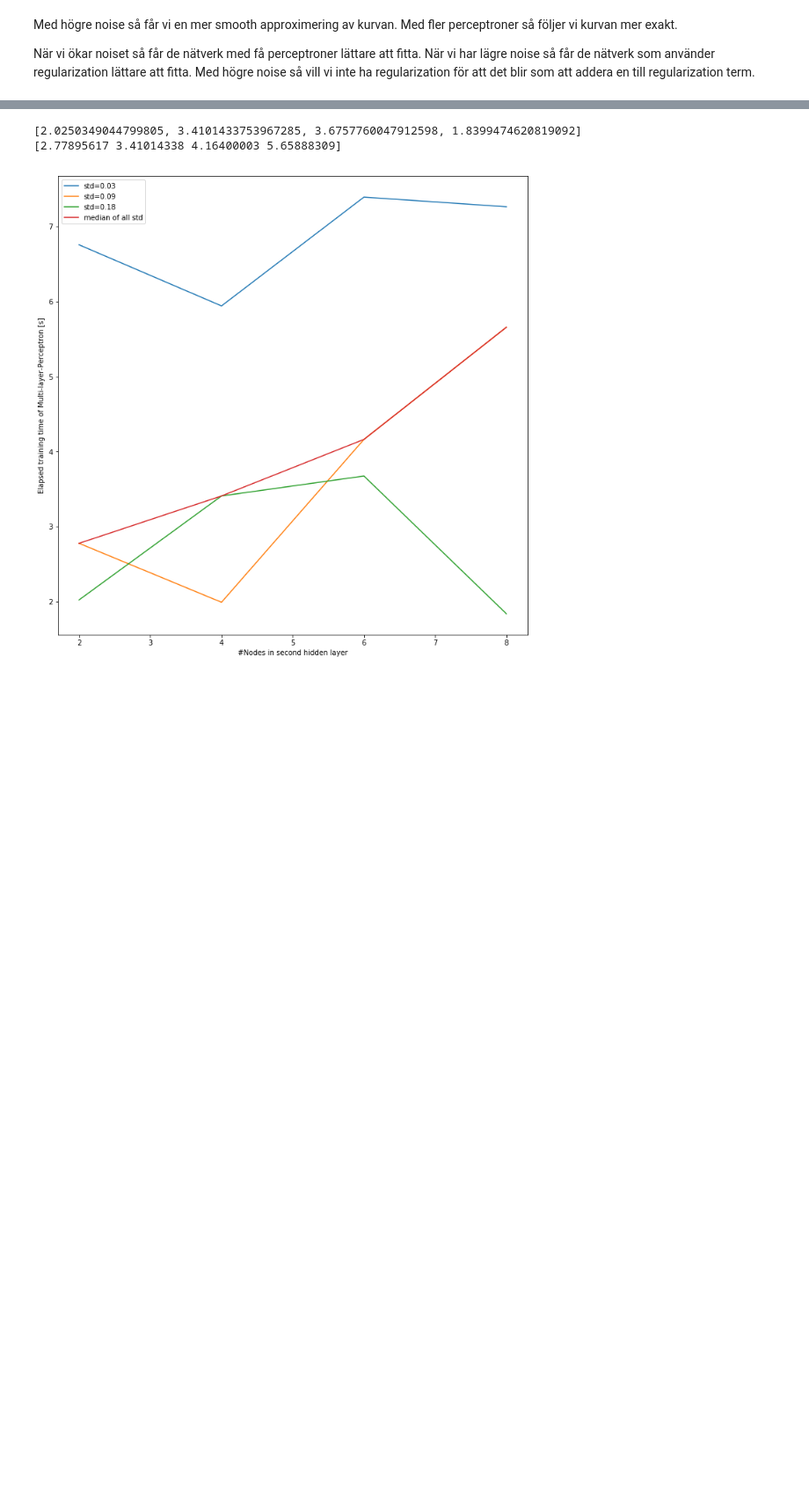
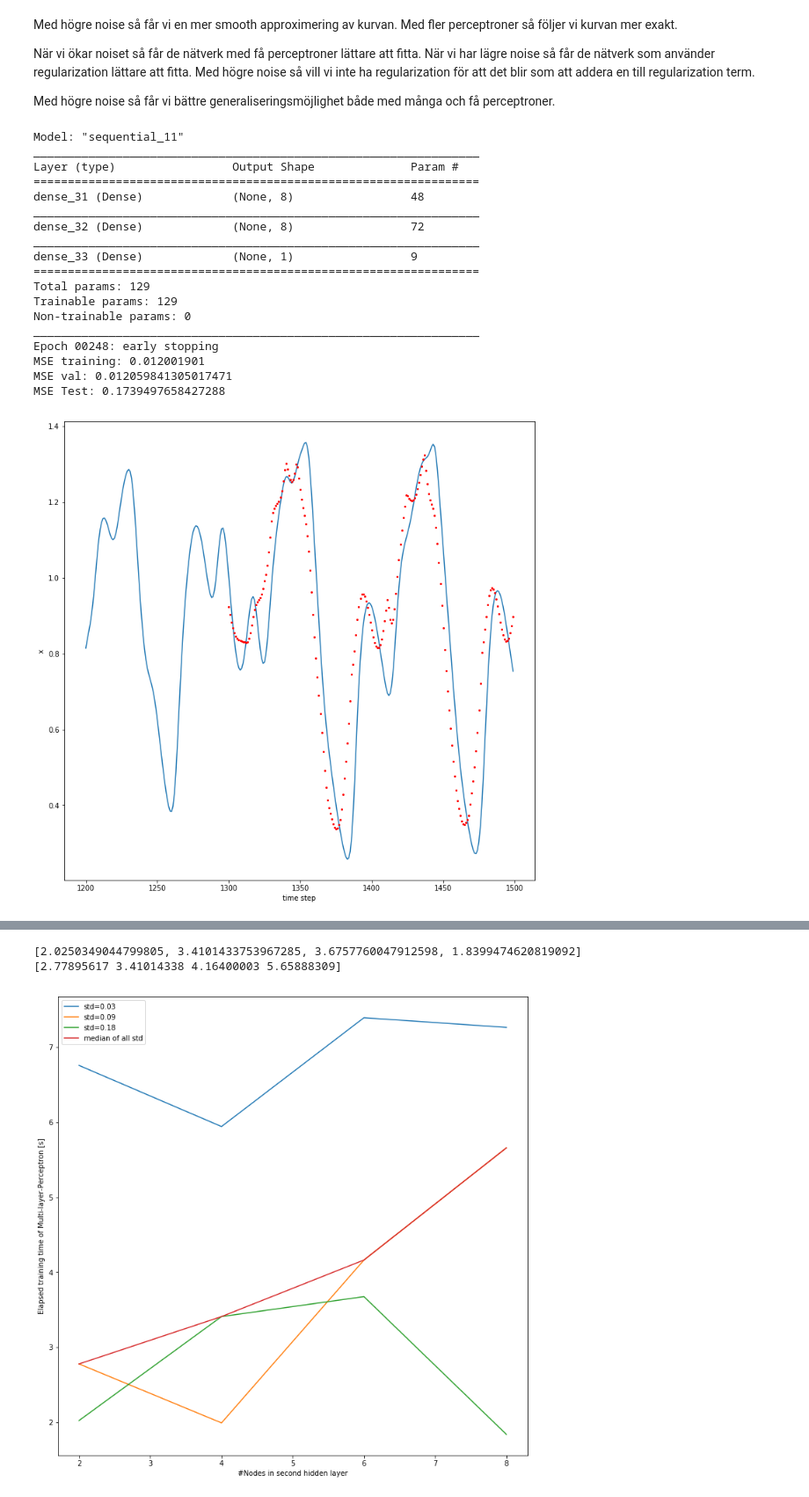
Before and after one commit to smallgreycreatures/DD2437, a Jupyter notebook: lab1/ANNDA_LAB1_4.3.2.ipynb, the cells around one changed output, grey strips where cells are left out. Shown at 88% size. Drawn from its saved outputs; the diff is of its cells as text; code cells hidden in the pictures; blank space fills up the shorter version.

```diff
--- a/lab1/ANNDA_LAB1_4.3.2.ipynb
+++ b/lab1/ANNDA_LAB1_4.3.2.ipynb
@@ -269,3 +271,63 @@ MSE val: 0.907838761806488
 Med högre noise så får vi en mer smooth approximering av kurvan. Med fler perceptroner så följer vi kurvan mer exakt.
 
 När vi ökar noiset så får de nätverk med få perceptroner lättare att fitta. När vi har lägre noise så får de nätverk som använder regularization lättare att fitta. Med högre noise så vill vi inte ha regularization för att det blir som att addera en till regularization term.
+
+Med högre noise så får vi bättre generaliseringsmöjlighet både med många och få perceptroner.
+# %%
+nPerceptron = 8
+lamb = 0
+
+mg = mackey_glass_generator()
+
+std = 0.09
+train_set, train_labels, test_set, test_labels = get_train_test_data(mg,1,std)
+model, early_stopping = init_network([nPerceptron,nPerceptron],lamb)
+
+history = model.fit(train_set, train_labels, epochs=10000, batch_size=50, validation_split=0.2,  callbacks=[early_stopping], verbose=0)
+
+predictions = model.predict(test_set, verbose=0)
+
+print("MSE training:",history.history['MSE'][-1])
+print("MSE val:",history.history['val_MSE'][-1])
+print("MSE Test:",error_mse(test_labels,predictions))
+fig = plt.figure(figsize=(12,12))
+#ax1 = fig.add_subplot(111)
+plt.plot()
+t = np.arange(1200,len(mg)-500)
+
+plt.plot(t,mg[1200:len(mg)-500])
+plt.plot(range(1300,1500),predictions,'ro',markersize=2)
+plt.xlabel("time step")
+plt.ylabel("x")
+plt.savefig("4.3.2_mackie_e2.png")
+#plt.set_title("Mackey-Glass Time Series (x(0) = 1.5)")
+#print(history.history['MSE'])
+fig = plt.figure(figsize=(12,12))
+plt.plot(history.history['MSE'])
+plt.plot(history.history['val_MSE'])
+#plt.plot(np.arange(len(history.history['MSE'])))
+#plt.set_title('Mean squared error, nPerceptrons='+str(nodes_first_layer[k]))
+plt.ylabel('MSE')
+plt.xlabel('Epoch')
+plt.legend(['Train', 'Validation'], loc='upper left')
+plt.savefig("4.3.2_MSE_e2.png")
+# %% [output]
+Model: "sequential_11"
+_________________________________________________________________
+Layer (type)                 Output Shape              Param #
+=================================================================
+dense_31 (Dense)             (None, 8)                 48
+_________________________________________________________________
+dense_32 (Dense)             (None, 8)                 72
+_________________________________________________________________
+dense_33 (Dense)             (None, 1)                 9
+=================================================================
+Total params: 129
+Trainable params: 129
+Non-trainable params: 0
+_________________________________________________________________
+Epoch 00248: early stopping
+MSE training: 0.012001901
+MSE val: 0.012059841305017471
+MSE Test: 0.1739497658427288
+[figure, added]
```
Also changed, not shown: parts of 2 cells of this notebook, 16 other files.
